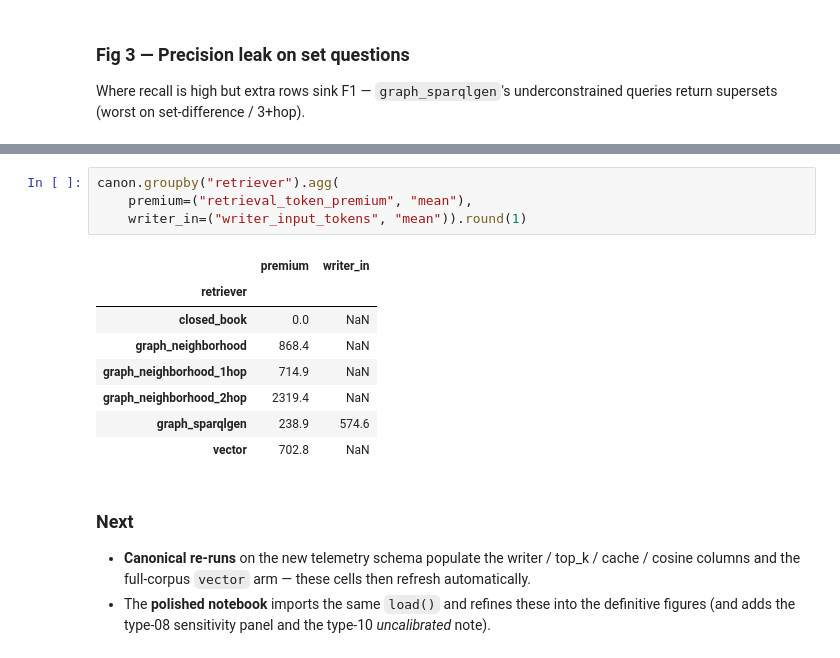
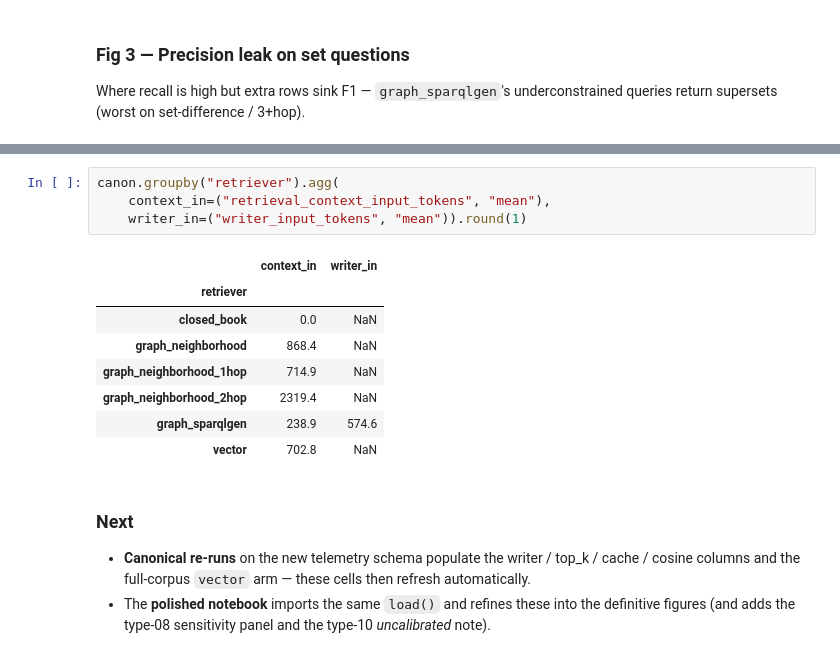
Before and after one commit to joseph-higaki/biomedical-rag-bench, a Jupyter notebook: analysis/explore.ipynb, the cells around one changed output, grey strips where cells are left out. Saved outputs shown, nothing was run; the diff lists cells and outputs as text.

```diff
--- a/analysis/explore.ipynb
+++ b/analysis/explore.ipynb
@@ -383,9 +466,9 @@ until the re-runs, demonstrating the coverage gap rather than hiding it.
 # %%
 canon.groupby("retriever").agg(
-    premium=("retrieval_token_premium", "mean"),
+    context_in=("retrieval_context_input_tokens", "mean"),
     writer_in=("writer_input_tokens", "mean")).round(1)
 # %% [output]
-|  | premium | writer_in |
+|  | context_in | writer_in |
 | retriever |  |  |
 | closed_book | 0.0 | NaN |
 | graph_neighborhood | 868.4 | NaN |
```
Also changed, not shown: parts of 11 cells of this notebook, 8 other files.
